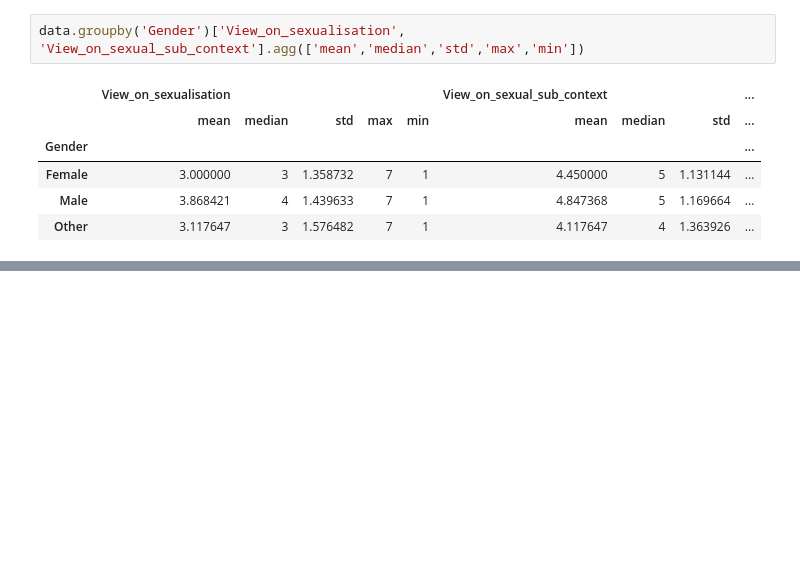
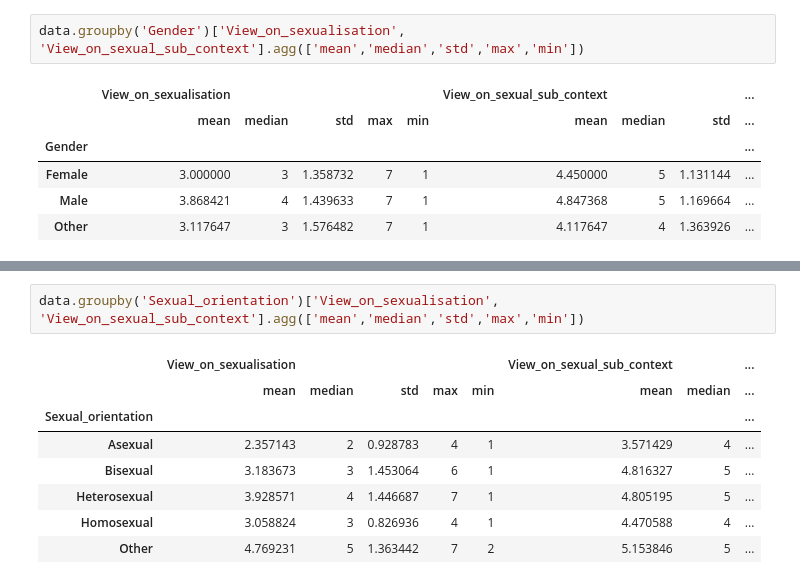
Before and after one commit to DenysMelnyk6/Sexuality-in-Video-games, a Jupyter notebook: Sexuality_analysis.ipynb, the cells around one changed output, grey strips where cells are left out. Saved outputs shown, nothing was run; the diff lists cells and outputs as text; blank space fills up the shorter version.

```diff
--- a/Sexuality_analysis.ipynb
+++ b/Sexuality_analysis.ipynb
@@ -390,0 +396,11 @@ genres_exploded.pivot_table(values = ['View_on_sexualisation', 'View_on_sexual_s
+# %%
+data.groupby('Sexual_orientation')['View_on_sexualisation', 'View_on_sexual_sub_context'].agg(['mean','median','std','max','min'])
+# %% [output]
+|  | View_on_sexualisation |  |  |  |  | View_on_sexual_sub_context |  | ... |
+|  | mean | median | std | max | min | mean | median | ... |
+| Sexual_orientation |  |  |  |  |  |  |  | ... |
+| Asexual | 2.357143 | 2 | 0.928783 | 4 | 1 | 3.571429 | 4 | ... |
+| Bisexual | 3.183673 | 3 | 1.453064 | 6 | 1 | 4.816327 | 5 | ... |
+| Heterosexual | 3.928571 | 4 | 1.446687 | 7 | 1 | 4.805195 | 5 | ... |
+| Homosexual | 3.058824 | 3 | 0.826936 | 4 | 1 | 4.470588 | 4 | ... |
+| Other | 4.769231 | 5 | 1.363442 | 7 | 2 | 5.153846 | 5 | ... |
```
Also changed, not shown: parts of 12 cells of this notebook.
